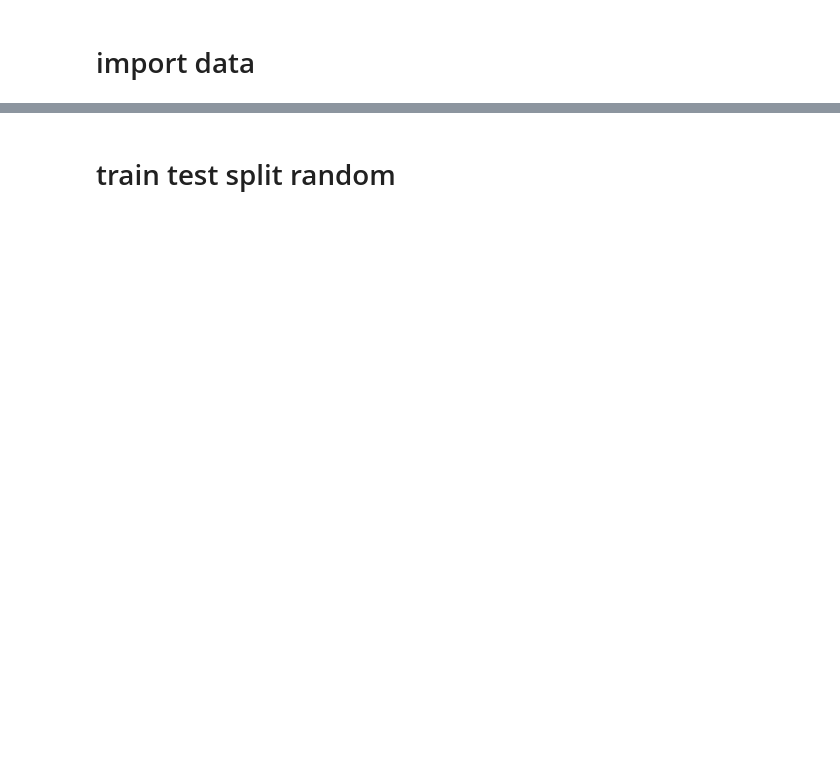
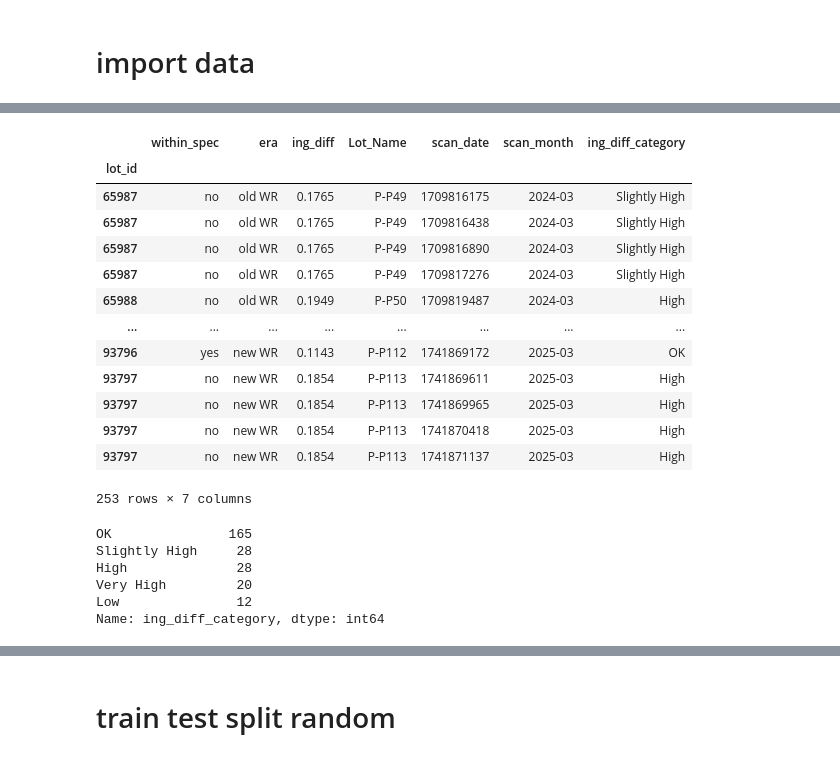
Before and after one commit to ryan-soh-pprint/DS_template, a Jupyter notebook: notebooks/05_data_split.ipynb, the cells around one changed output, grey strips where cells are left out. Drawn from its saved outputs; the diff is of its cells as text; code cells hidden in the pictures; blank space fills up the shorter version.

```diff
--- a/notebooks/05_data_split.ipynb
+++ b/notebooks/05_data_split.ipynb
@@ -61,0 +94,41 @@ datasets['full']['cleaned_input'].index.nunique()
+# %%
+# Define fixed "OK" range
+low_range = (-np.inf, -0.15)
+ok_range = (-0.15, 0.15)
+slightlyhigh_range = (0.15, 0.18)
+high_range = (0.18, 0.25)
+veryhigh_range = (0.25, np.inf)
+
+bins = [low_range[0], low_range[1], ok_range[1], slightlyhigh_range[1], high_range[1], veryhigh_range[1]]
+
+# Define labels
+labels = ['Low', 'OK', 'Slightly High', 'High', 'Very High']
+
+# Assign bins
+cleaned_label['ing_diff_category'] = pd.cut(cleaned_label['ing_diff'], bins=bins, labels=labels, include_lowest=True)
+
+cleaned_label
+# %% [output]
+|  | within_spec | era | ing_diff | Lot_Name | scan_date | scan_month | ing_diff_category |
+| lot_id |  |  |  |  |  |  |  |
+| 65987 | no | old WR | 0.1765 | P-P49 | 1709816175 | 2024-03 | Slightly High |
+| 65987 | no | old WR | 0.1765 | P-P49 | 1709816438 | 2024-03 | Slightly High |
+| 65987 | no | old WR | 0.1765 | P-P49 | 1709816890 | 2024-03 | Slightly High |
+| 65987 | no | old WR | 0.1765 | P-P49 | 1709817276 | 2024-03 | Slightly High |
+| 65988 | no | old WR | 0.1949 | P-P50 | 1709819487 | 2024-03 | High |
+| ... | ... | ... | ... | ... | ... | ... | ... |
+| 93796 | yes | new WR | 0.1143 | P-P112 | 1741869172 | 2025-03 | OK |
+| 93797 | no | new WR | 0.1854 | P-P113 | 1741869611 | 2025-03 | High |
+| 93797 | no | new WR | 0.1854 | P-P113 | 1741869965 | 2025-03 | High |
+| 93797 | no | new WR | 0.1854 | P-P113 | 1741870418 | 2025-03 | High |
+| 93797 | no | new WR | 0.1854 | P-P113 | 1741871137 | 2025-03 | High |
+253 rows × 7 columns
+# %%
+cleaned_label['ing_diff_category'].value_counts()
+# %% [output]
+OK               165
+Slightly High     28
+High              28
+Very High         20
+Low               12
+Name: ing_diff_category, dtype: int64
```
Also changed, not shown: parts of 24 cells of this notebook, 2 other files.
